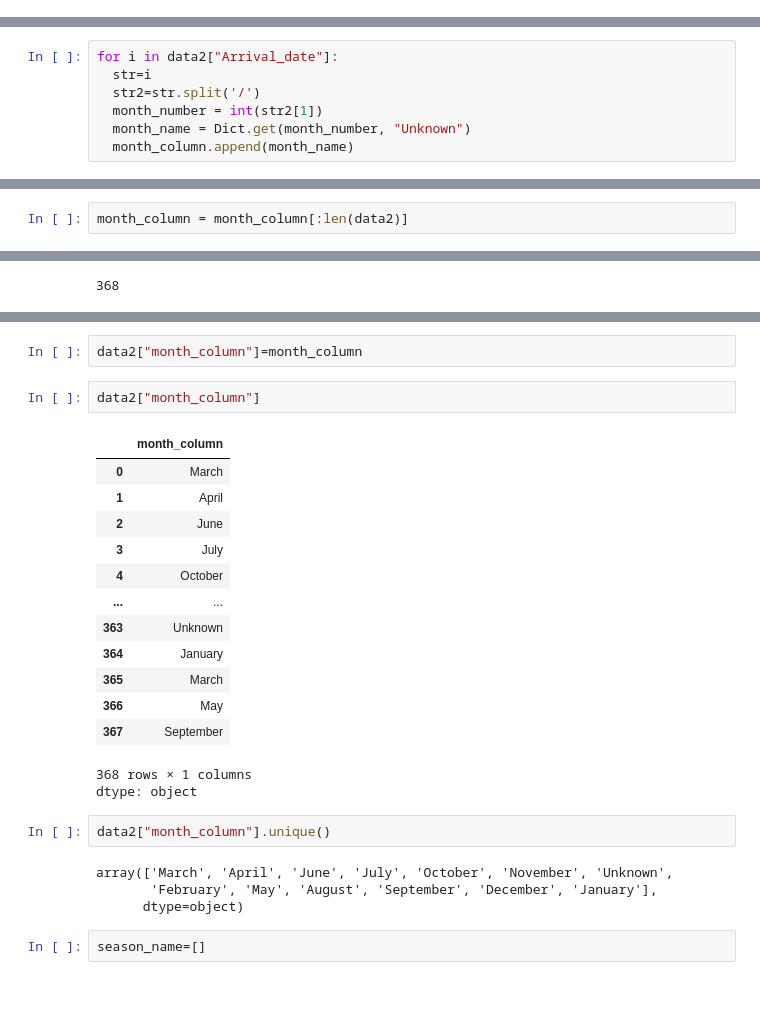
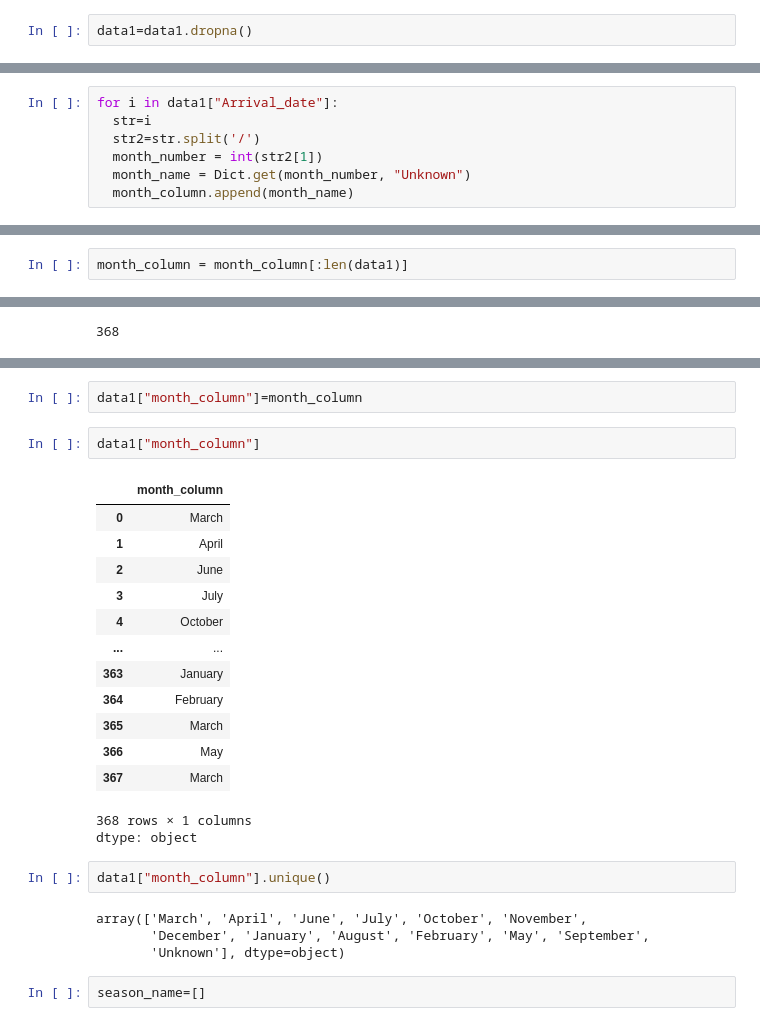
Before and after one commit to Shakcham-Sinha/Demo-Project2, a Jupyter notebook: Untitled0.ipynb, the cells around one changed output, grey strips where cells are left out. Saved outputs shown, nothing was run; the diff lists cells and outputs as text; blank space fills up the shorter version.

```diff
--- a/Untitled0.ipynb
+++ b/Untitled0.ipynb
@@ -83 +81,3 @@ data2=data2.dropna()
+# %%
+data1=data1.dropna()
 # %%
@@ -111,7 +111,7 @@ print(Dict)
 # %%
 month_column=[]
 # %%
-for i in data2["Arrival_date"]:
+for i in data1["Arrival_date"]:
   str=i
   str2=str.split('/')
   month_number = int(str2[1])
@@ -130,7 +130,7 @@ len(data2)
 # %% [output]
 368
 # %%
-month_column = month_column[:len(data2)]
+month_column = month_column[:len(data1)]
 # %%
 len(month_column)
 # %% [output]
@@ -140,30 +140,30 @@ len(data2)
 # %% [output]
 368
 # %%
-data2["month_column"]=month_column
+data1["month_column"]=month_column
 # %%
-data2["month_column"]
+data1["month_column"]
 # %% [output]
 |  | month_column |
 | 0 | March |
 | 1 | April |
 | 2 | June |
 | 3 | July |
 | 4 | October |
 | ... | ... |
-| 363 | Unknown |
-| 364 | January |
+| 363 | January |
+| 364 | February |
 | 365 | March |
 | 366 | May |
-| 367 | September |
+| 367 | March |
 368 rows × 1 columns
 dtype: object
 # %%
-data2["month_column"].unique()
+data1["month_column"].unique()
 # %% [output]
-array(['March', 'April', 'June', 'July', 'October', 'November', 'Unknown',
-       'February', 'May', 'August', 'September', 'December', 'January'],
-      dtype=object)
+array(['March', 'April', 'June', 'July', 'October', 'November',
+       'December', 'January', 'August', 'February', 'May', 'September',
+       'Unknown'], dtype=object)
 # %%
 season_name=[]
 # %%
```
Also changed, not shown: parts of 59 cells of this notebook.
